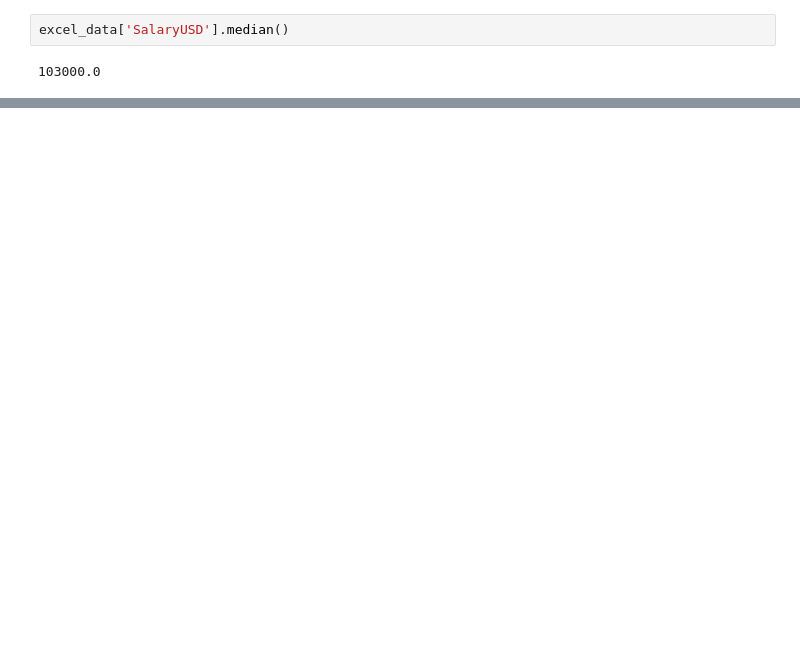
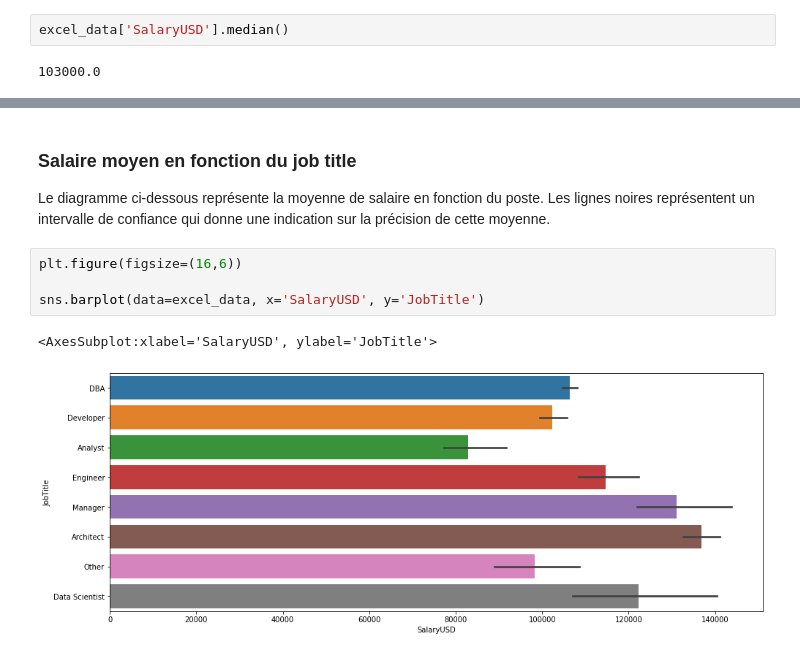
Before and after one commit to ATelders/american_dream, a Jupyter notebook: notebook/Career_visualization.ipynb, the cells around one changed output, grey strips where cells are left out. Cells and saved outputs as stored; diff of their text form; blank space fills up the shorter version.

```diff
--- a/notebook/Career_visualization.ipynb
+++ b/notebook/Career_visualization.ipynb
@@ -67,0 +74,11 @@ sns.boxenplot(x=excel_data["SalaryUSD"], k_depth=4)
+# %% [markdown]
+### Salaire moyen en fonction du job title
+
+Le diagramme ci-dessous représente la moyenne de salaire en fonction du poste. Les lignes noires représentent un intervalle de confiance qui donne une indication sur la précision de cette moyenne.
+# %%
+plt.figure(figsize=(16,6))
+
+sns.barplot(data=excel_data, x='SalaryUSD', y='JobTitle')
+# %% [output]
+<AxesSubplot:xlabel='SalaryUSD', ylabel='JobTitle'>
+[figure, added]
```
Also changed, not shown: parts of 19 cells of this notebook, 3 other files.
